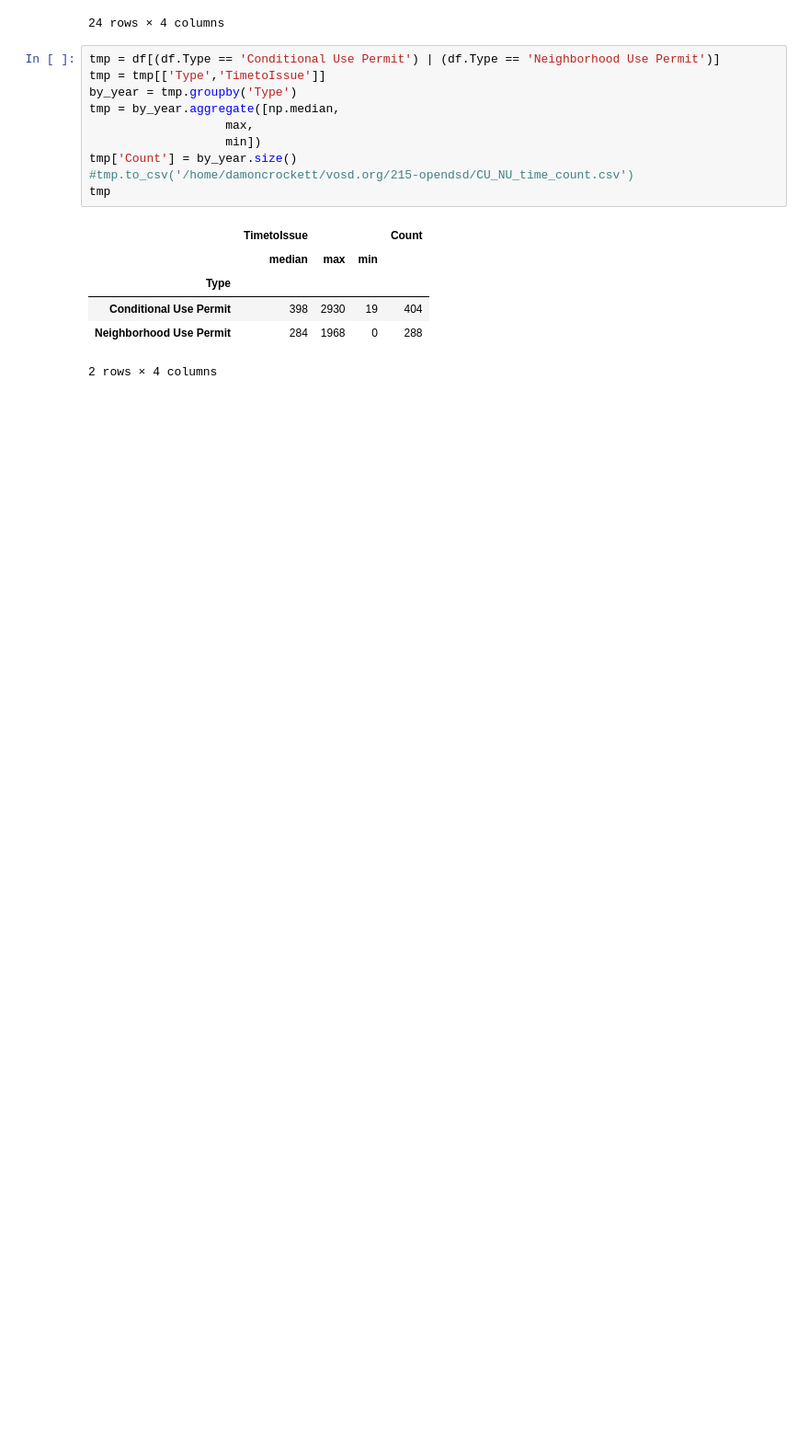
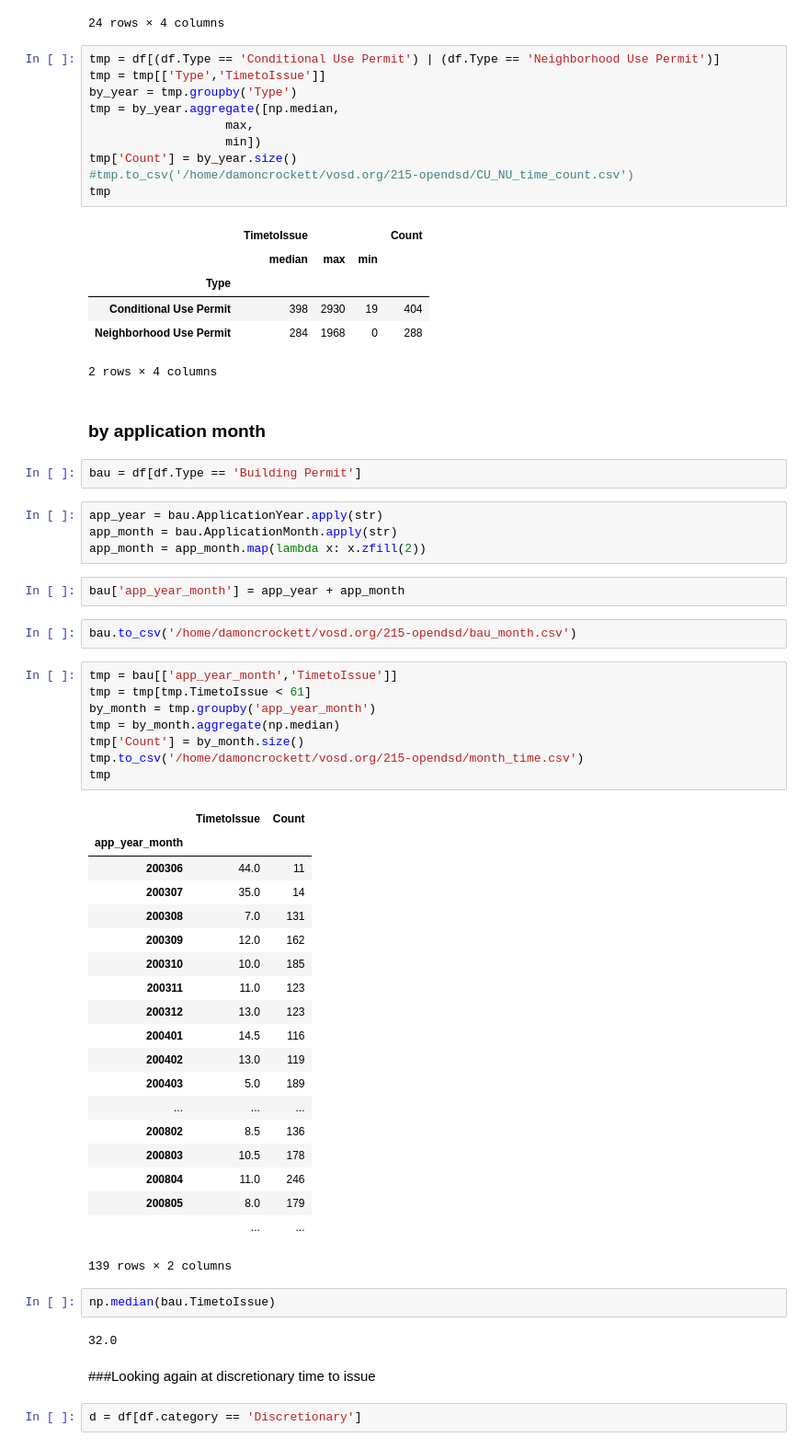
Before and after one commit to sandiegodata-projects/vosd.org, a Jupyter notebook: 215-opendsd/229-Permits.ipynb, the cells around one changed output. Shown: that part at 92% size. Saved outputs shown, nothing was run; the diff lists cells and outputs as text; blank space fills up the shorter version.

```diff
--- a/215-opendsd/229-Permits.ipynb
+++ b/215-opendsd/229-Permits.ipynb
@@ -537,3 +541,51 @@ tmp
 | Conditional Use Permit | 398 | 2930 | 19 | 404 |
 | Neighborhood Use Permit | 284 | 1968 | 0 | 288 |
 2 rows × 4 columns
+# %% [markdown]
+### by application month
+# %%
+bau = df[df.Type == 'Building Permit']
+# %%
+app_year = bau.ApplicationYear.apply(str)
+app_month = bau.ApplicationMonth.apply(str)
+app_month = app_month.map(lambda x: x.zfill(2))
+# %%
+bau['app_year_month'] = app_year + app_month
+# %%
+bau.to_csv('/home/damoncrockett/vosd.org/215-opendsd/bau_month.csv')
+# %%
+tmp = bau[['app_year_month','TimetoIssue']]
+tmp = tmp[tmp.TimetoIssue < 61]
+by_month = tmp.groupby('app_year_month')
+tmp = by_month.aggregate(np.median)
+tmp['Count'] = by_month.size()
+tmp.to_csv('/home/damoncrockett/vosd.org/215-opendsd/month_time.csv')
+tmp
+# %% [output]
+|  | TimetoIssue | Count |
+| app_year_month |  |  |
+| 200306 | 44.0 | 11 |
+| 200307 | 35.0 | 14 |
+| 200308 | 7.0 | 131 |
+| 200309 | 12.0 | 162 |
+| 200310 | 10.0 | 185 |
+| 200311 | 11.0 | 123 |
+| 200312 | 13.0 | 123 |
+| 200401 | 14.5 | 116 |
+| 200402 | 13.0 | 119 |
+| 200403 | 5.0 | 189 |
+| ... | ... | ... |
+| 200802 | 8.5 | 136 |
+| 200803 | 10.5 | 178 |
+| 200804 | 11.0 | 246 |
+| 200805 | 8.0 | 179 |
+|  | ... | ... |
+139 rows × 2 columns
+# %%
+np.median(bau.TimetoIssue)
+# %% [output]
+32.0
+# %% [markdown]
+###Looking again at discretionary time to issue
+# %%
+d = df[df.category == 'Discretionary']
```
Also changed, not shown: parts of 9 cells of this notebook, 36 other files.
